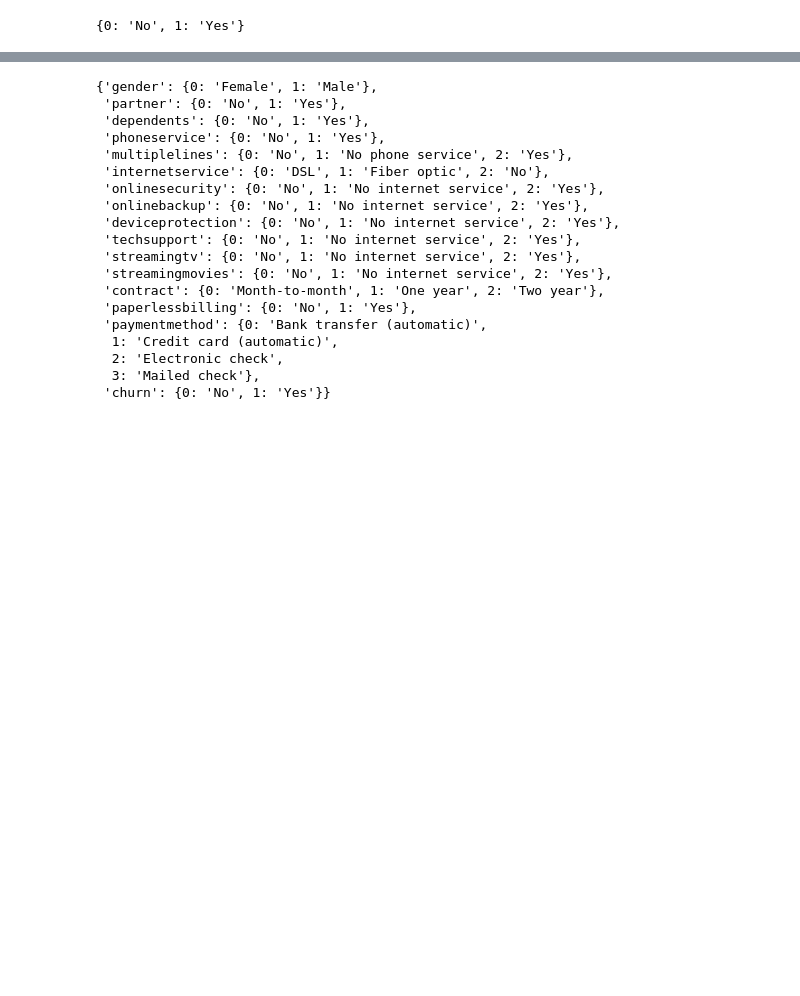
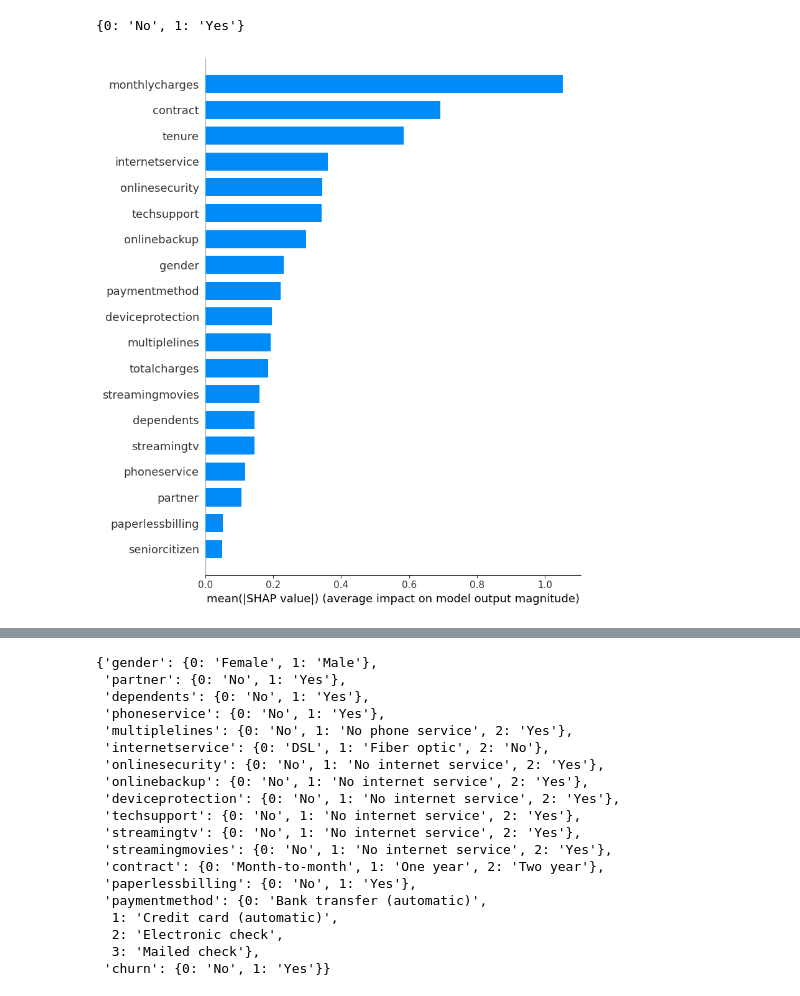
Before and after one commit to akatelync/machine-learning2, a Jupyter notebook: machine-learning2/notebooks/interpretability/hw3.ipynb, the cells around one changed output, grey strips where cells are left out. Cells and saved outputs as stored; diff of their text form; code cells hidden in the pictures; blank space fills up the shorter version.

```diff
--- a/machine-learning2/notebooks/interpretability/hw3.ipynb
+++ b/machine-learning2/notebooks/interpretability/hw3.ipynb
@@ -180,6 +183,10 @@ shap_values = explainer(X_train_scaled_cols)
 label_encoders["dependents"]
 # %% [output]
 {0: 'No', 1: 'Yes'}
+# %%
+shap.summary_plot(shap_values, X_train_scaled_cols, plot_type="bar")
+# %% [output]
+[figure, added]
 # %%
 shap.summary_plot(shap_values, X_train_scaled_cols)
 # %% [output]
```
Also changed, not shown: parts of 4 cells of this notebook, 1 other file.
